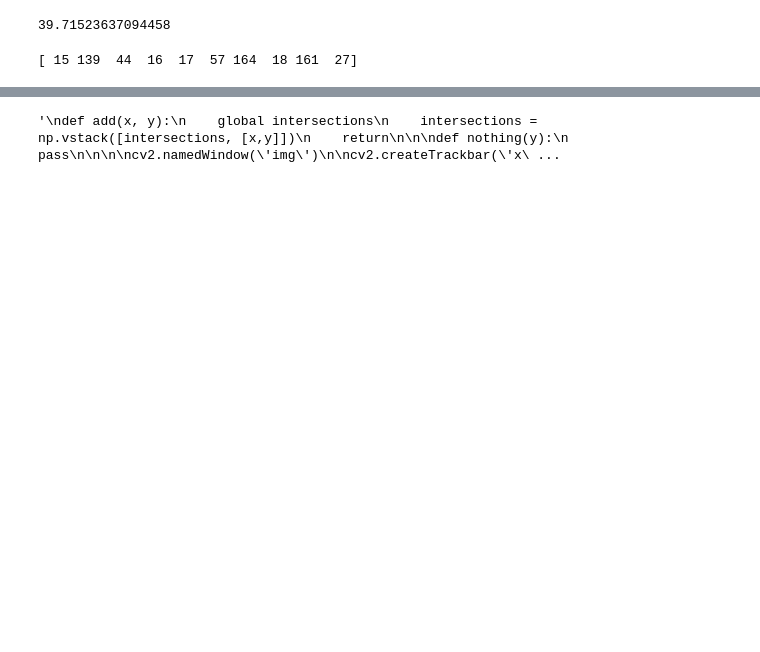
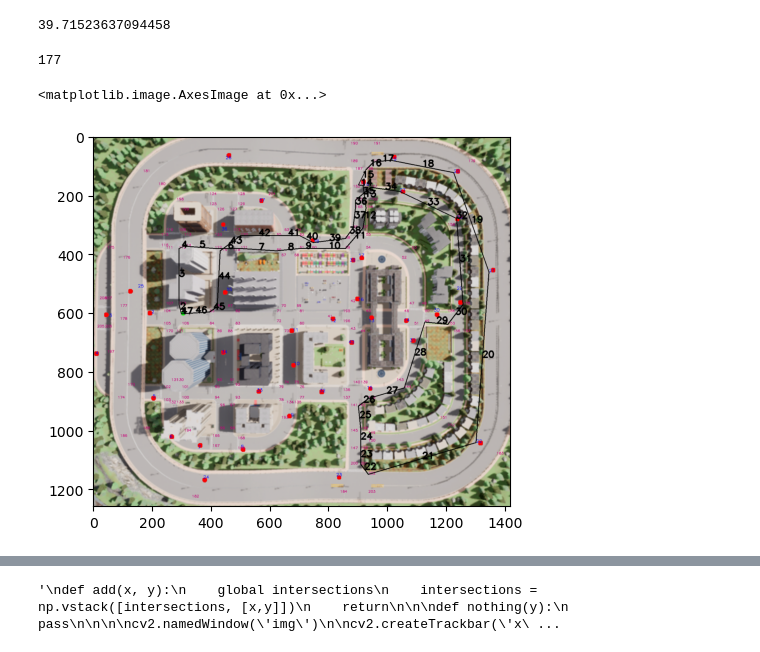
Before and after one commit to MohammadDallash/TSP-autonomous-car-planning, a Jupyter notebook: dallashNB.ipynb, the cells around one changed output, grey strips where cells are left out. Cells and saved outputs as stored; diff of their text form; code cells hidden in the pictures; blank space fills up the shorter version.

```diff
--- a/dallashNB.ipynb
+++ b/dallashNB.ipynb
@@ -615,7 +619,7 @@ def getPath(start, end, ans = None):
     return getPath(start, end,ans)
 
 
-x = getPath(start = 15, end =27, ans = None)
-print (x)
+x = getPath(start = 2, end =5, ans = None)
+print (next[2][5])
 # %% [output]
-[ 15 139  44  16  17  57 164  18 161  27]
+177
@@ -622,3 +646,10 @@ print (x)
+# %%
+img  = plotImg ( mainPointsText = True, mainPointsCircles = False, interPointsText= True, interPointsCircles = False, showEdges= False, Path= getDensePath (np.array([18, 27])))
+
+plt.imshow(img[:,:,::-1])
+# %% [output]
+<matplotlib.image.AxesImage at 0x...>
+[figure, added]
 # %%
 def caclCostOrder (order):
 
```
Also changed, not shown: parts of 16 cells of this notebook, 2 other files.
